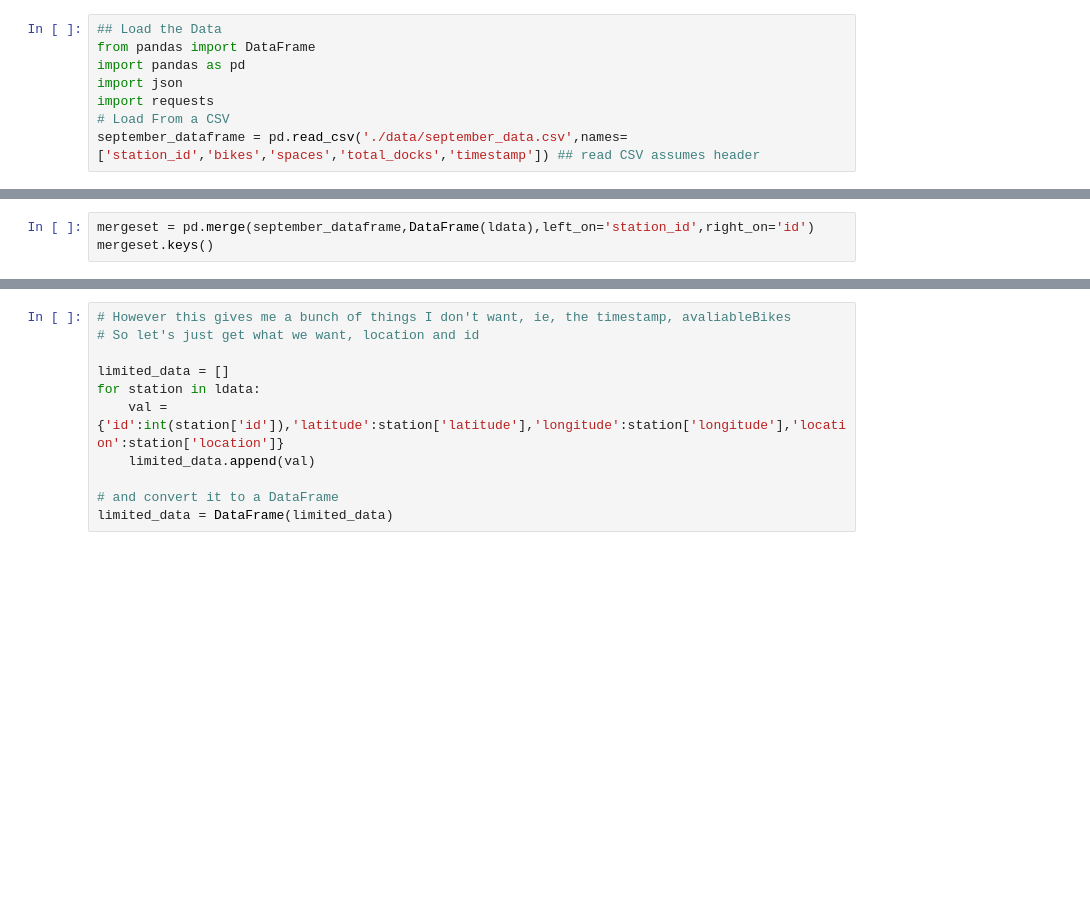
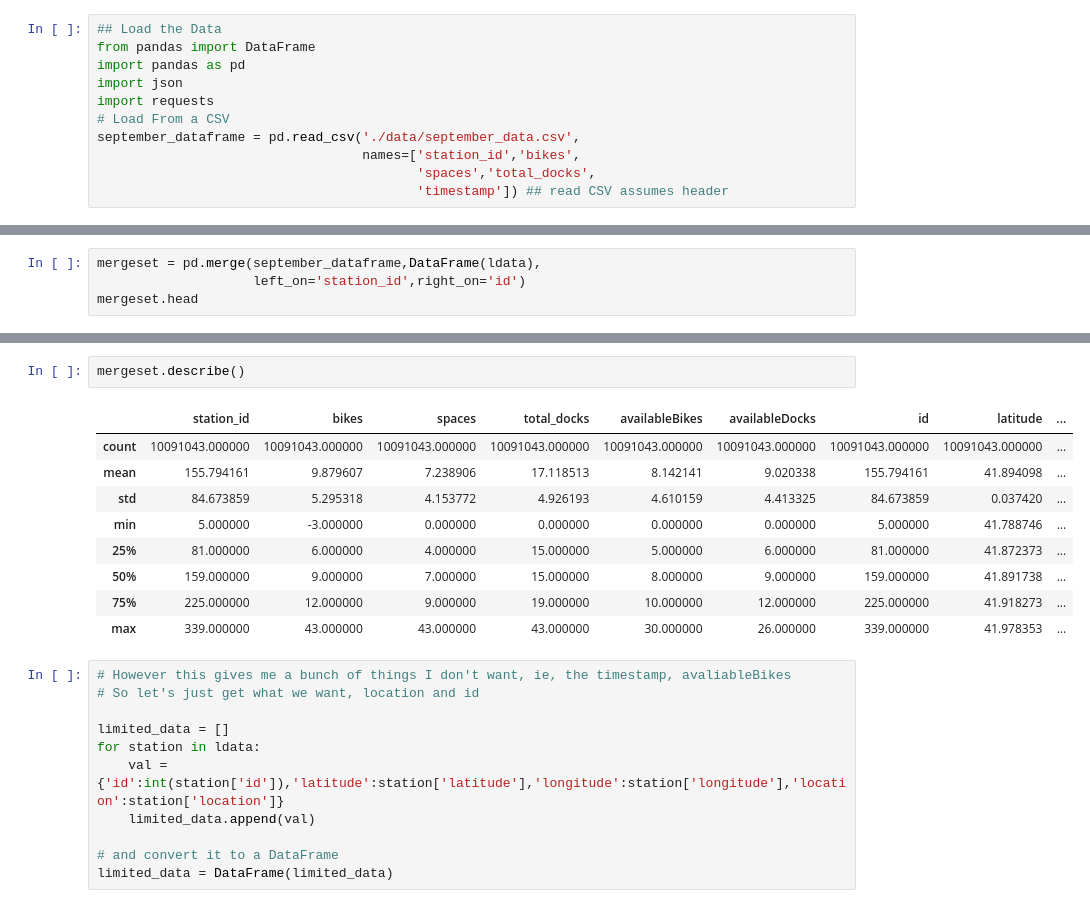
Before and after one commit to hunterowens/python-data-workshop, a Jupyter notebook: Joins.ipynb, the cells around one changed output, grey strips where cells are left out. Saved outputs shown, nothing was run; the diff lists cells and outputs as text; blank space fills up the shorter version.

```diff
--- a/Joins.ipynb
+++ b/Joins.ipynb
@@ -5,7 +5,10 @@ import pandas as pd
 import json
 import requests
 # Load From a CSV
-september_dataframe = pd.read_csv('./data/september_data.csv',names=['station_id','bikes','spaces','total_docks','timestamp']) ## read CSV assumes header
+september_dataframe = pd.read_csv('./data/september_data.csv',
+                                  names=['station_id','bikes',
+                                         'spaces','total_docks',
+                                         'timestamp']) ## read CSV assumes header
 # %%
 # The Web/Location Data
 url = 'http://divvybikes.com/stations/json'
@@ -16,4 +19,5 @@ ldata = data['stationBeanList']
 # %%
-mergeset = pd.merge(september_dataframe,DataFrame(ldata),left_on='station_id',right_on='id')
-mergeset.keys()
+mergeset = pd.merge(september_dataframe,DataFrame(ldata),
+                    left_on='station_id',right_on='id')
+mergeset.head
 # %% [output]
@@ -21,3 +41,15 @@ Index([u'station_id', u'bikes', u'spaces', u'total_docks', u'timestamp', u'altit
+# %%
+mergeset.describe()
+# %% [output]
+|  | station_id | bikes | spaces | total_docks | availableBikes | availableDocks | id | latitude | ... |
+| count | 10091043.000000 | 10091043.000000 | 10091043.000000 | 10091043.000000 | 10091043.000000 | 10091043.000000 | 10091043.000000 | 10091043.000000 | ... |
+| mean | 155.794161 | 9.879607 | 7.238906 | 17.118513 | 8.142141 | 9.020338 | 155.794161 | 41.894098 | ... |
+| std | 84.673859 | 5.295318 | 4.153772 | 4.926193 | 4.610159 | 4.413325 | 84.673859 | 0.037420 | ... |
+| min | 5.000000 | -3.000000 | 0.000000 | 0.000000 | 0.000000 | 0.000000 | 5.000000 | 41.788746 | ... |
+| 25% | 81.000000 | 6.000000 | 4.000000 | 15.000000 | 5.000000 | 6.000000 | 81.000000 | 41.872373 | ... |
+| 50% | 159.000000 | 9.000000 | 7.000000 | 15.000000 | 8.000000 | 9.000000 | 159.000000 | 41.891738 | ... |
+| 75% | 225.000000 | 12.000000 | 9.000000 | 19.000000 | 10.000000 | 12.000000 | 225.000000 | 41.918273 | ... |
+| max | 339.000000 | 43.000000 | 43.000000 | 43.000000 | 30.000000 | 26.000000 | 339.000000 | 41.978353 | ... |
 # %%
 # However this gives me a bunch of things I don't want, ie, the timestamp, avaliableBikes
 # So let's just get what we want, location and id
```
Also changed, not shown: parts of 2 cells of this notebook, 10 other files.
